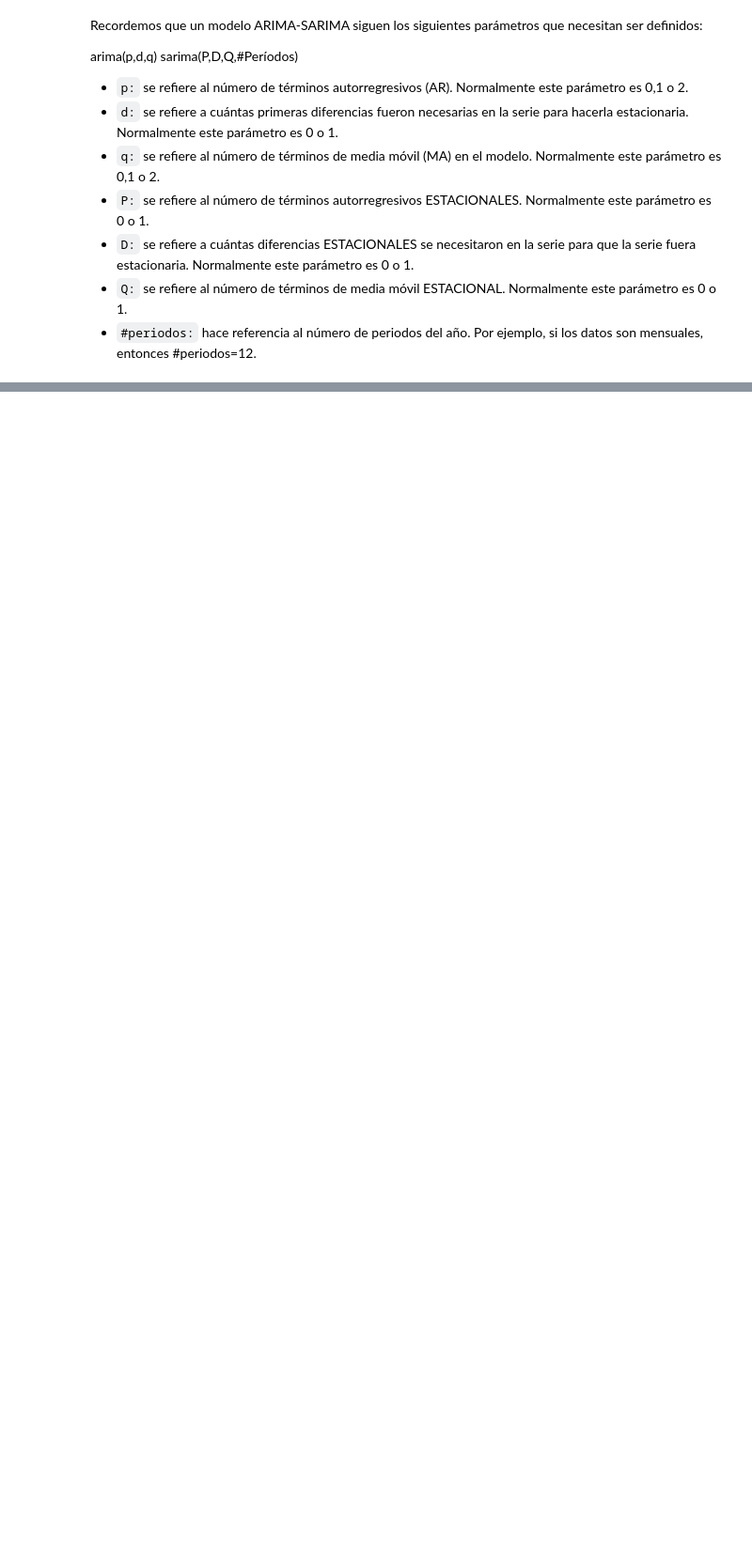
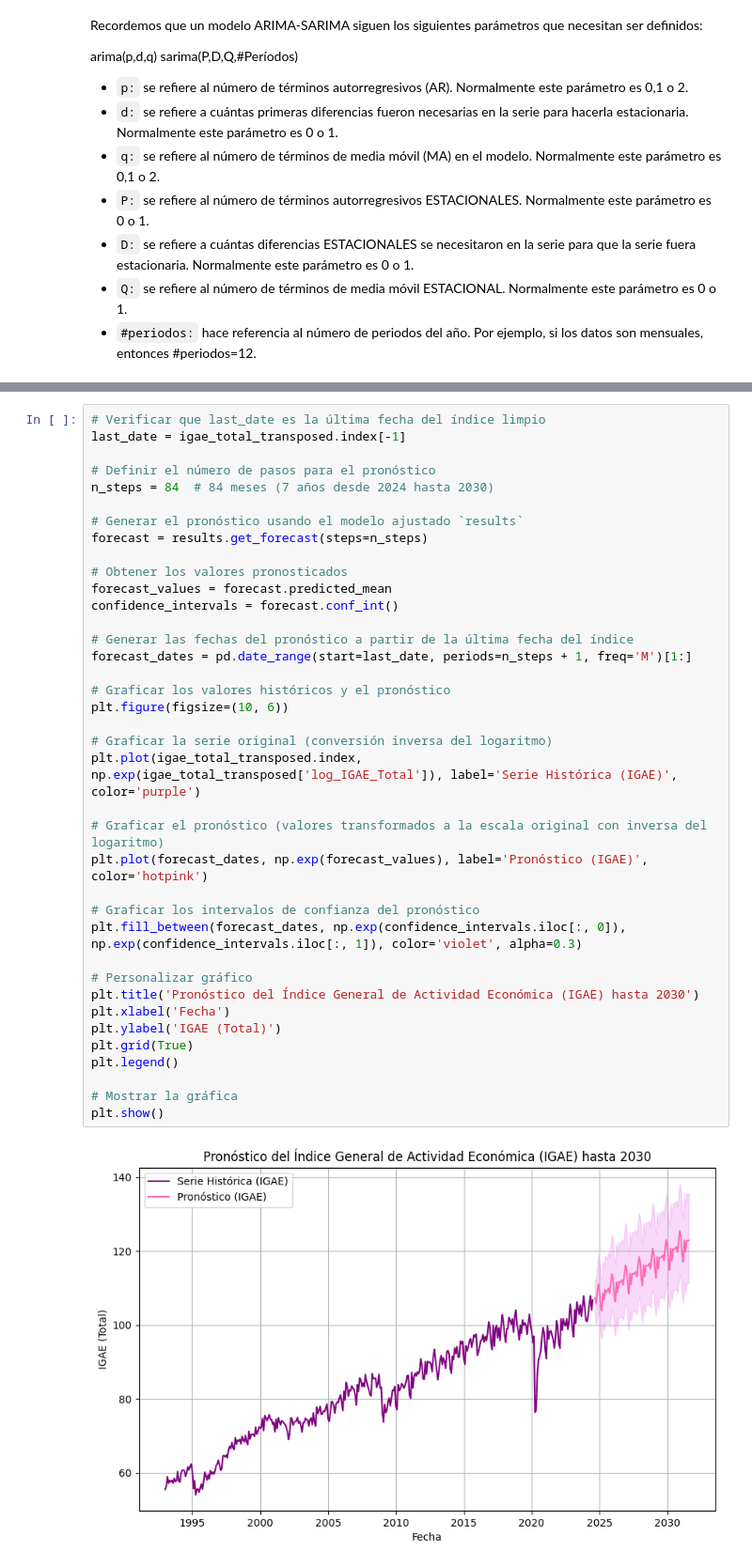
Before and after one commit to mafeermoreno/StatisticsProject, a Jupyter notebook: Proyecto_Stats_Bloque1_Maria_Moreno_v3.ipynb, the cells around one changed output, grey strips where cells are left out. Shown at 94% size. Cells and saved outputs as stored; diff of their text form; blank space fills up the shorter version.

```diff
--- a/Proyecto_Stats_Bloque1_Maria_Moreno_v3.ipynb
+++ b/Proyecto_Stats_Bloque1_Maria_Moreno_v3.ipynb
@@ -2199,0 +2325,40 @@ plt.show()
+# %%
+# Verificar que last_date es la última fecha del índice limpio
+last_date = igae_total_transposed.index[-1]
+
+# Definir el número de pasos para el pronóstico
+n_steps = 84  # 84 meses (7 años desde 2024 hasta 2030)
+
+# Generar el pronóstico usando el modelo ajustado `results`
+forecast = results.get_forecast(steps=n_steps)
+
+# Obtener los valores pronosticados
+forecast_values = forecast.predicted_mean
+confidence_intervals = forecast.conf_int()
+
+# Generar las fechas del pronóstico a partir de la última fecha del índice
+forecast_dates = pd.date_range(start=last_date, periods=n_steps + 1, freq='M')[1:]
+
+# Graficar los valores históricos y el pronóstico
+plt.figure(figsize=(10, 6))
+
+# Graficar la serie original (conversión inversa del logaritmo)
+plt.plot(igae_total_transposed.index, np.exp(igae_total_transposed['log_IGAE_Total']), label='Serie Histórica (IGAE)', color='purple')
+
+# Graficar el pronóstico (valores transformados a la escala original con inversa del logaritmo)
+plt.plot(forecast_dates, np.exp(forecast_values), label='Pronóstico (IGAE)', color='hotpink')
+
+# Graficar los intervalos de confianza del pronóstico
+plt.fill_between(forecast_dates, np.exp(confidence_intervals.iloc[:, 0]), np.exp(confidence_intervals.iloc[:, 1]), color='violet', alpha=0.3)
+
+# Personalizar gráfico
+plt.title('Pronóstico del Índice General de Actividad Económica (IGAE) hasta 2030')
+plt.xlabel('Fecha')
+plt.ylabel('IGAE (Total)')
+plt.grid(True)
+plt.legend()
+
+# Mostrar la gráfica
+plt.show()
+# %% [output]
+[figure, added]
```
Also changed, not shown: parts of 24 cells of this notebook.
